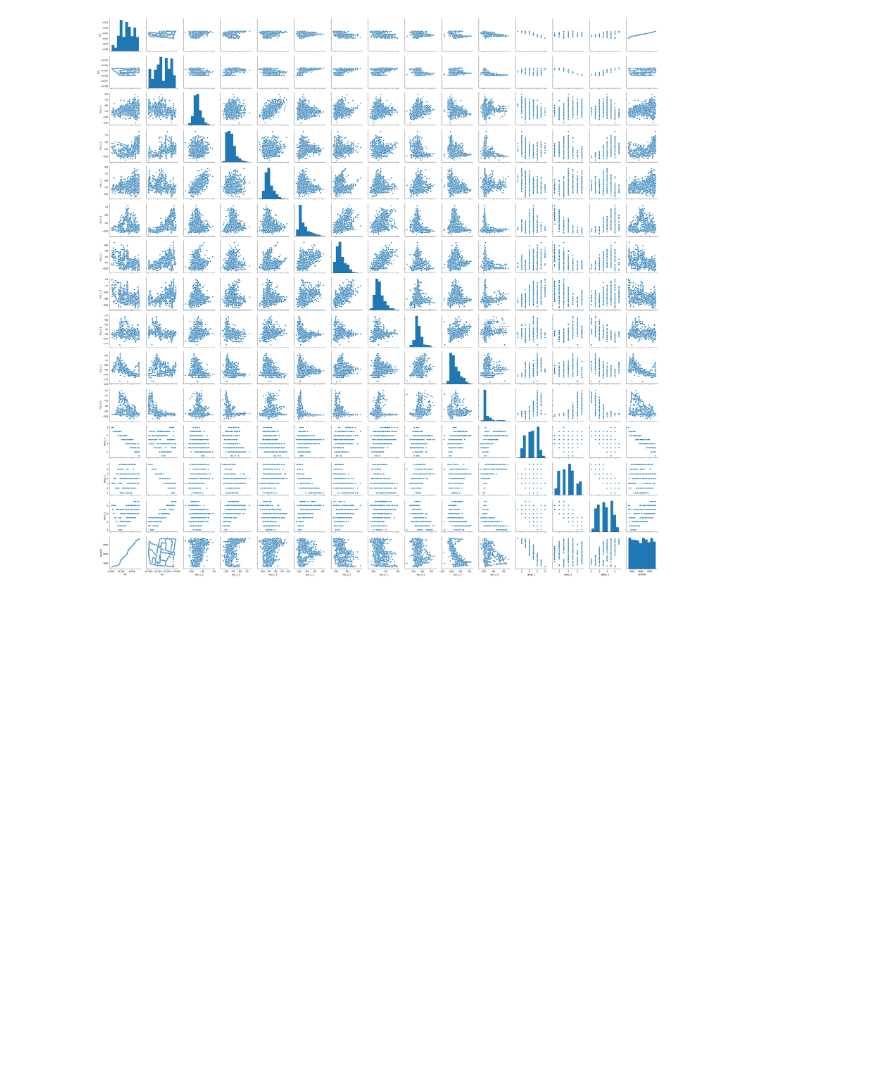
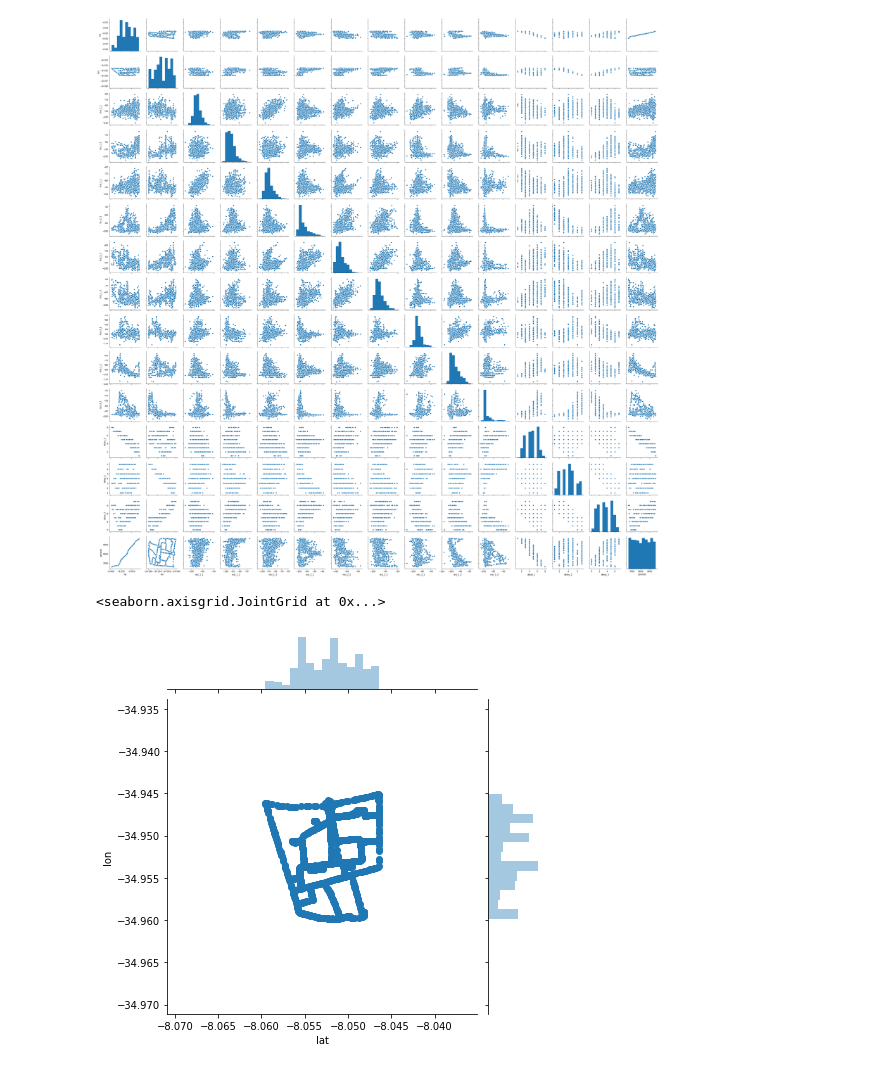
Before and after one commit to mbs8/CMoveis, a Jupyter notebook: visualization.ipynb, the cells around one changed output. Saved outputs shown, nothing was run; the diff lists cells and outputs as text; code cells hidden in the pictures; blank space fills up the shorter version.

```diff
--- a/visualization.ipynb
+++ b/visualization.ipynb
@@ -68,3 +68,8 @@ sns.pairplot(db)
 # %% [output]
 <seaborn.axisgrid.PairGrid at 0x...>
 [figure]
+# %%
+sns.jointplot(x='lat', y='lon', data=db)
+# %% [output]
+<seaborn.axisgrid.JointGrid at 0x...>
+[figure, added]
```
